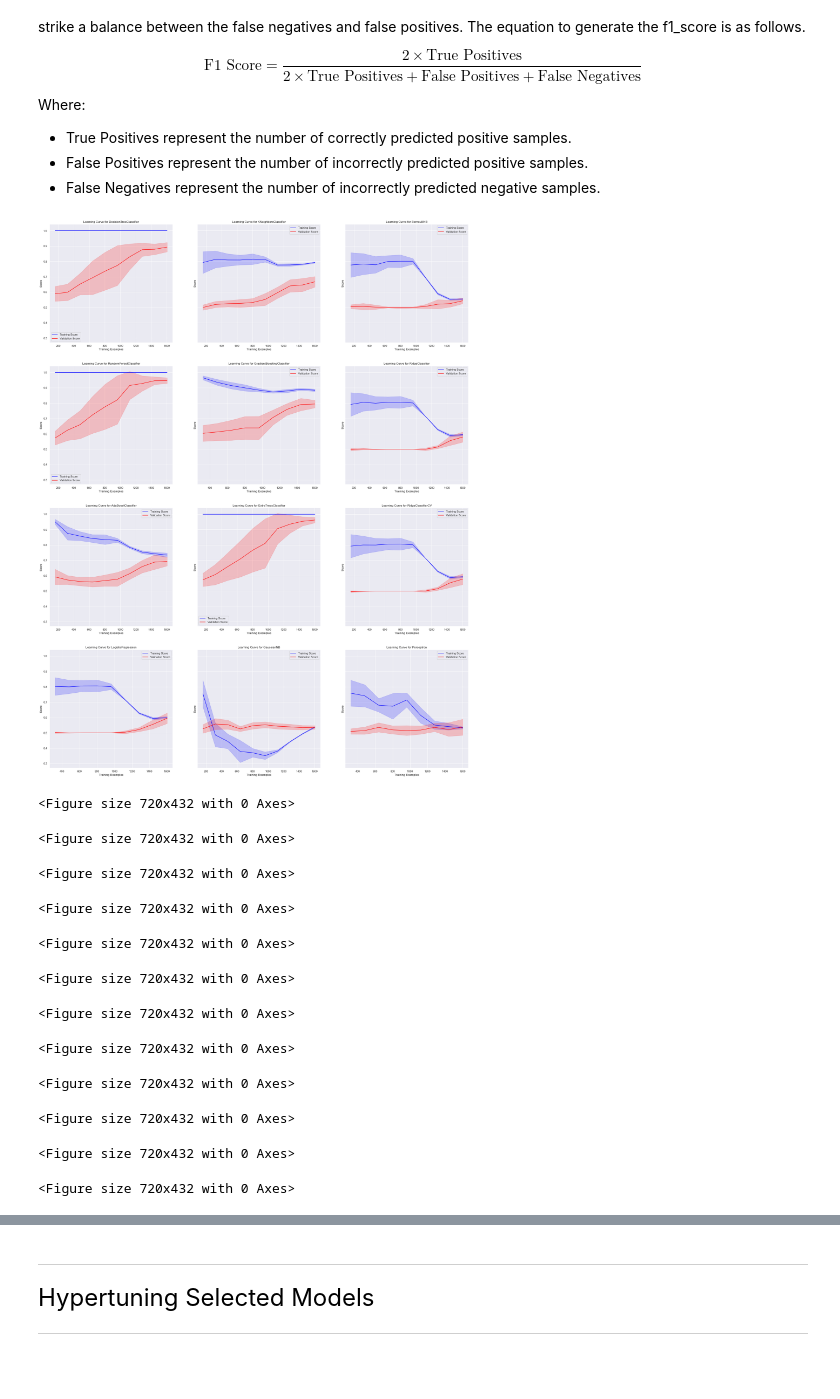
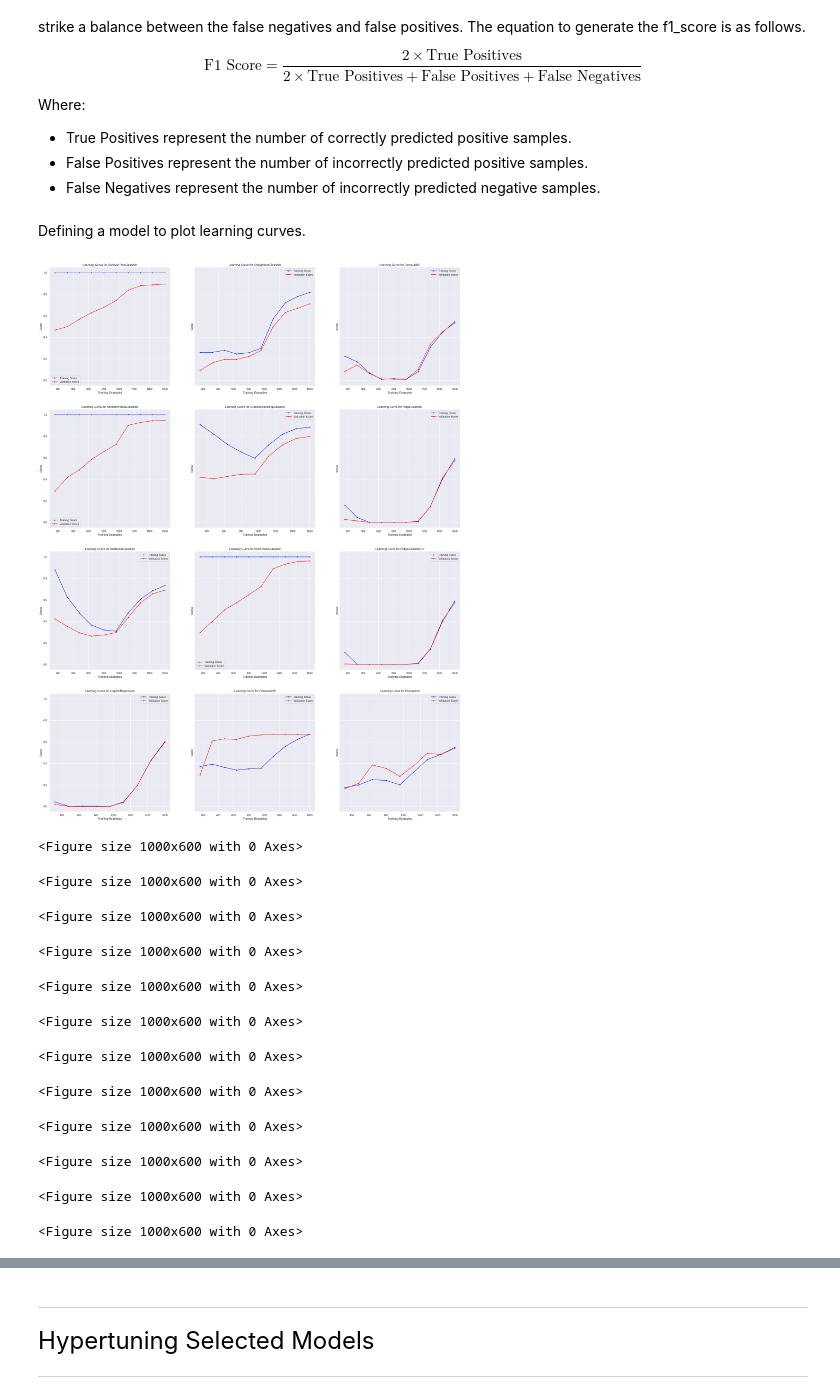
Before and after one commit to derpflections/AIML_BankDefaultClassification, a Jupyter notebook: index_classification.ipynb, the cells around one changed output, grey strips where cells are left out. Cells and saved outputs as stored; diff of their text form; code cells hidden in the pictures; blank space fills up the shorter version.

Commit message:
done w/ classification! yay! :+1:

```diff
--- a/index_classification.ipynb
+++ b/index_classification.ipynb
@@ -460,7 +464,8 @@ smote_knn.fit(X_smote, y_smote)
 y_smote_pred = smote_knn.predict(X_test)
 test_accuracy=accuracy_score(y_test, y_smote_pred)*100
 
-ax = sns.heatmap(confusion_matrix(y_test, y_smote_pred), annot= True, fmt = "g")
+fig, ax = plt.subplots(figsize = (10,10))
+sns.heatmap(confusion_matrix(y_test, y_smote_pred), annot= True, fmt = "g", ax = ax)
 print(metrics.classification_report(y_test,  y_smote_pred))
 ax.set(ylabel = "Predicted Values", xlabel = "Actual Values")
 print("Accuracy for our testing dataset with tuning is : {:.4f}%".format(test_accuracy) )
@@ -484,11 +486,0 @@ Creating a dummy model to use as a benchmark against the other models.
-# %%
-dummy_model = DummyClassifier(strategy ='uniform')
-dummy_model.fit(X_train, y_train)
-dummy_y_test_hat = dummy_model.predict(X_test)
-
-accuracy = accuracy_score(y_test, dummy_y_test_hat)
-dummy_f1_score = f1_score(y_test, dummy_y_test_hat, average= 'weighted')
-print(metrics.classification_report(y_test,  dummy_y_test_hat))
-print("Accuracy for our training dataset using the dummy model is : {:.4f}%".format(accuracy*100) )
-print("f1_Score for our training dataset using the dummy model is : {:.4f}%".format(dummy_f1_score*100) )
-ax = sns.heatmap(confusion_matrix(y_test,dummy_y_test_hat), annot= True, fmt = "g")
@@ -520,81 +499,84 @@ Where:
 - True Positives represent the number of correctly predicted positive samples.
 - False Positives represent the number of incorrectly predicted positive samples.
 - False Negatives represent the number of incorrectly predicted negative samples.
+# %% [markdown]
+Defining a model to plot learning curves.
 # %%
-def plot_learning_curve(model_name, model, X, y, train_sizes, cv, ax):
-    train_sizes, train_scores, test_scores = learning_curve(model, X, y, train_sizes=train_sizes, cv=cv)
+def plot_learning_curve(model_name, model, X, y, train_sizes, cv, ax, scoring = None):
+    train_sizes, train_scores, test_scores = learning_curve(model, X, y, train_sizes=train_sizes, cv=cv, scoring = scoring)
 
-    # Calculate mean and standard deviation of train and test scores
+    # calculating mean and standard deviation of train and test scores
     train_mean = np.mean(train_scores, axis=1)
     train_std = np.std(train_scores, axis=1)
     test_mean = np.mean(test_scores, axis=1)
     test_std = np.std(test_scores, axis=1)
 
-    # Plot learning curve
+    # plotting learning curve
     plt.figure(figsize=(10, 6))
-    ax.plot(train_sizes, train_mean, label='Training Score', color='blue')
-    ax.plot(train_sizes, test_mean, label='Validation Score', color='red')
+    ax.plot(train_sizes, train_mean, label='Training Score', color='blue', marker = '.')
+    ax.plot(train_sizes, test_mean, label='Validation Score', color='red', marker = '.')
 
-    # Fill the area between the mean scores with color
-    ax.fill_between(train_sizes, train_mean - train_std, train_mean + train_std, alpha=0.2, color='blue')
-    ax.fill_between(train_sizes, test_mean - test_std, test_mean + test_std, alpha=0.2, color='red')
-
-    # Customize plot
+    # adding model-specific details to plot
     ax.set_title(f'Learning Curve for {model_name}')
     ax.set_xlabel('Training Examples')
     ax.set_ylabel('Score')
     ax.legend(loc='best')
     ax.grid(True)
+
+f1_scorer = make_scorer(f1_score, zero_division = 1)
 # %%
 model_score_list = []
 cv_model_score_df = pd.DataFrame()
 scoring = ['accuracy','roc_auc','f1', 'average_precision']
+
+#selecting plots to use
 models = [
     ("DecisionTreeClassifier", DecisionTreeClassifier()),
     ("RandomForestClassifier", RandomForestClassifier()),
     ("AdaBoostClassifier", AdaBoostClassifier()),
     ("LogisticRegression", LogisticRegression()),
     ("KNeighborsClassifier", KNeighborsClassifier()),
     ("GradientBoostingClassifier", GradientBoostingClassifier()),
     ("ExtraTreesClassifier", ExtraTreesClassifier()),
     ("GaussianNB", GaussianNB()),
     ("BernoulliNB", BernoulliNB()),
     ("RidgeClassifier", RidgeClassifier()),
     ("RidgeClassifierCV", RidgeClassifierCV()),
     ("Perceptron", Perceptron())
 ]
 
 no_x_plot = 0
 no_y_plot = 0
 fig, ax = plt.subplots(4, 3, figsize=(30, 40), sharey = True)
 
+#for loop to train all models and plot
 for model_name, model in models:
     f1_scores = 0
     model.fit(X_train, y_train)
     model_cv_results = pd.DataFrame(data = cross_validate(model, X_train, y_train, cv = 10, scoring = scoring))
     model_cv_results = pd.DataFrame(model_cv_results.mean(axis = 0)).T
     model_cv_results["model"] = model_name
     cv_model_score_df = cv_model_score_df.append(model_cv_results)
-    plot_learning_curve(model_name, model, X_train, y_train, np.linspace(0.1, 1.0, 10), 10, ax = ax[models.index((model_name, model)) % 4, models.index((model_name, model)) // 4])
+    plot_learning_curve(model_name, model, X_train, y_train, np.linspace(0.1, 1.0, 10), 10, ax = ax[models.index((model_name, model)) % 4, models.index((model_name, model)) // 4], scoring = f1_scorer)
 
 cv_model_score_df = cv_model_score_df.set_index(["model"])
 
 plt.show()
 display(cv_model_score_df.sort_values(by = 'test_f1', ascending = False).style.background_gradient(cmap = "flare"))
 # display(cv_model_score_df)
 # %% [output]
-[figure, old version]
+[figure, new version]
-<Figure size 720x432 with 0 Axes>
+<Figure size 1000x600 with 0 Axes>
-<Figure size 720x432 with 0 Axes>
+<Figure size 1000x600 with 0 Axes>
-<Figure size 720x432 with 0 Axes>
+<Figure size 1000x600 with 0 Axes>
-<Figure size 720x432 with 0 Axes>
+<Figure size 1000x600 with 0 Axes>
-<Figure size 720x432 with 0 Axes>
+<Figure size 1000x600 with 0 Axes>
-<Figure size 720x432 with 0 Axes>
+<Figure size 1000x600 with 0 Axes>
-<Figure size 720x432 with 0 Axes>
+<Figure size 1000x600 with 0 Axes>
-<Figure size 720x432 with 0 Axes>
+<Figure size 1000x600 with 0 Axes>
-<Figure size 720x432 with 0 Axes>
+<Figure size 1000x600 with 0 Axes>
-<Figure size 720x432 with 0 Axes>
+<Figure size 1000x600 with 0 Axes>
-<Figure size 720x432 with 0 Axes>
+<Figure size 1000x600 with 0 Axes>
-<Figure size 720x432 with 0 Axes>
+<Figure size 1000x600 with 0 Axes>
 |  | fit_time | score_time | test_accuracy | test_roc_auc | test_f1 | test_average_precision |
 | model |  |  |  |  |  |  |
```
Also changed, not shown: parts of 39 cells of this notebook, 4 other files.
